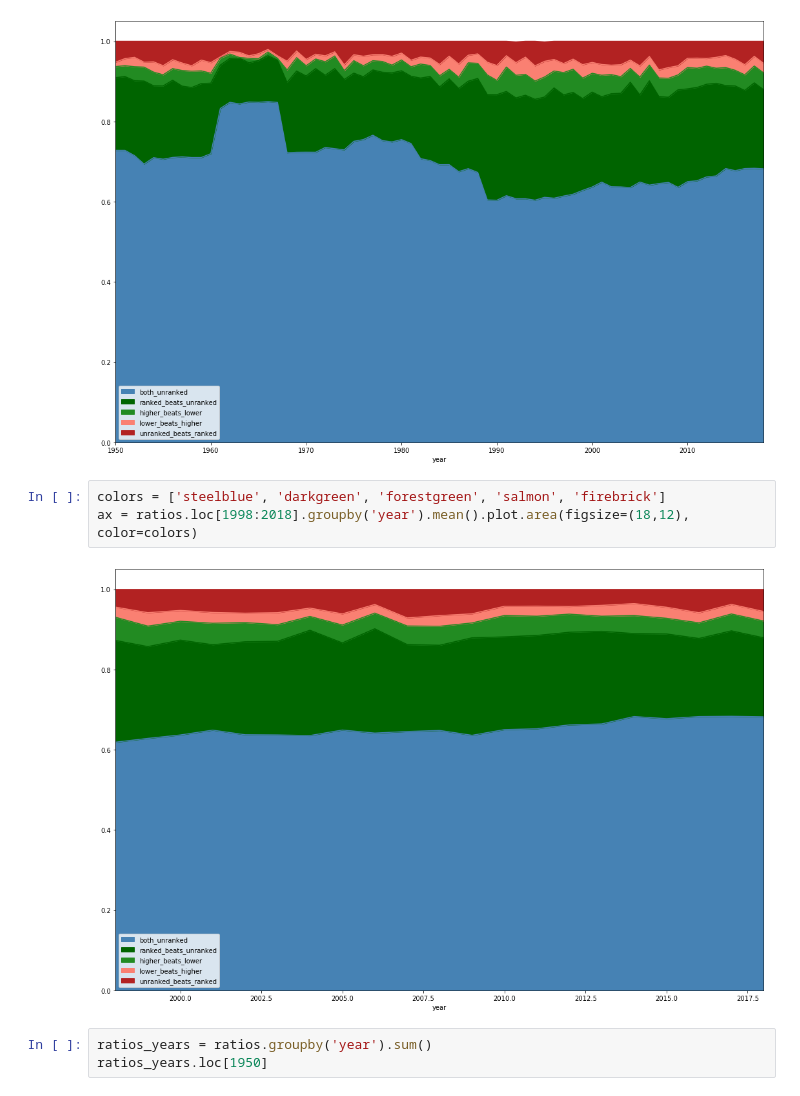
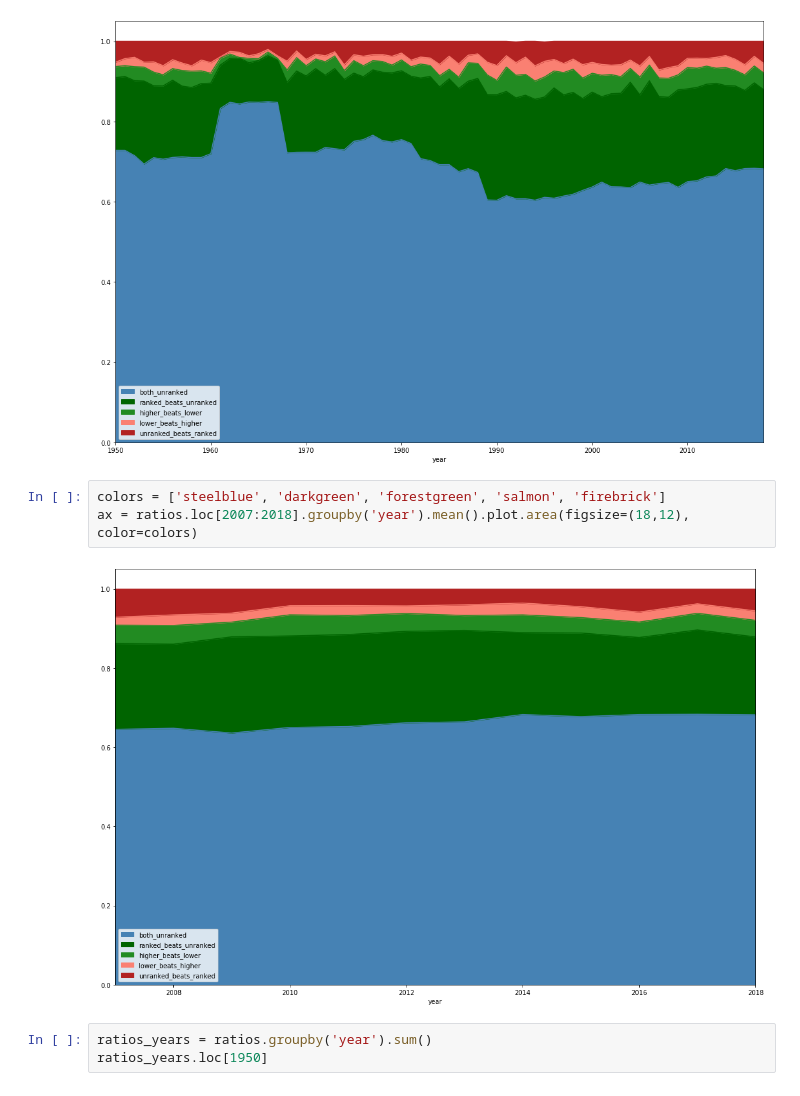
Before and after one commit to redhairedcelt/College_Football_Analysis, a Jupyter notebook: CF Analysis.ipynb, the cells around one changed output. Saved outputs shown, nothing was run; the diff lists cells and outputs as text.

```diff
--- a/CF Analysis.ipynb
+++ b/CF Analysis.ipynb
@@ -379,9 +377,9 @@ ax = ratios.groupby('year').mean().plot.area(figsize=(18,12), color=colors)
 [figure]
 # %%
 colors = ['steelblue', 'darkgreen', 'forestgreen', 'salmon', 'firebrick']
-ax = ratios.loc[1998:2018].groupby('year').mean().plot.area(figsize=(18,12), color=colors)
+ax = ratios.loc[2007:2018].groupby('year').mean().plot.area(figsize=(18,12), color=colors)
 # %% [output]
-[figure, old version]
+[figure, new version]
 # %%
 ratios_years = ratios.groupby('year').sum()
 ratios_years.loc[1950]
```
Also changed, not shown: parts of 6 cells of this notebook, 2 other files.
